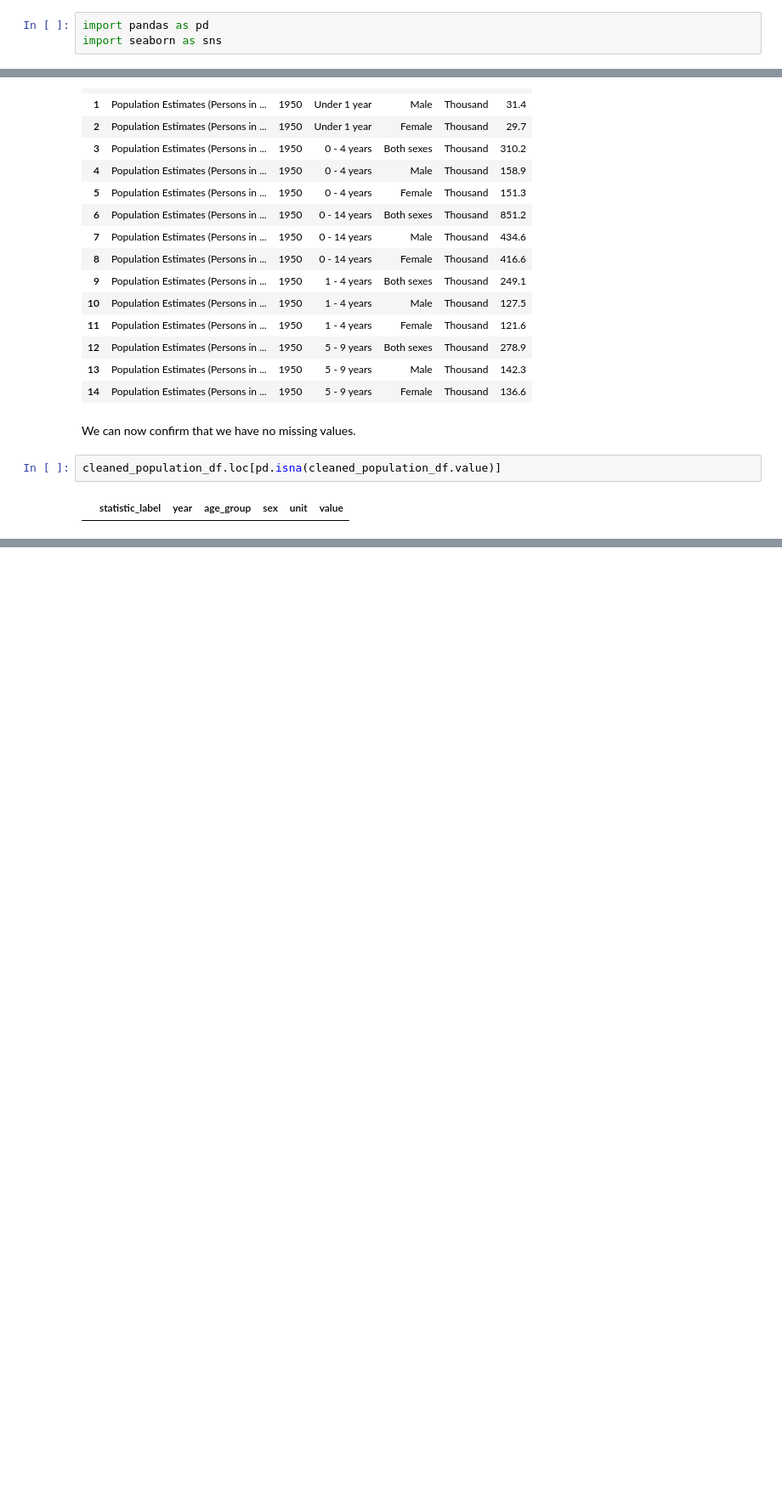
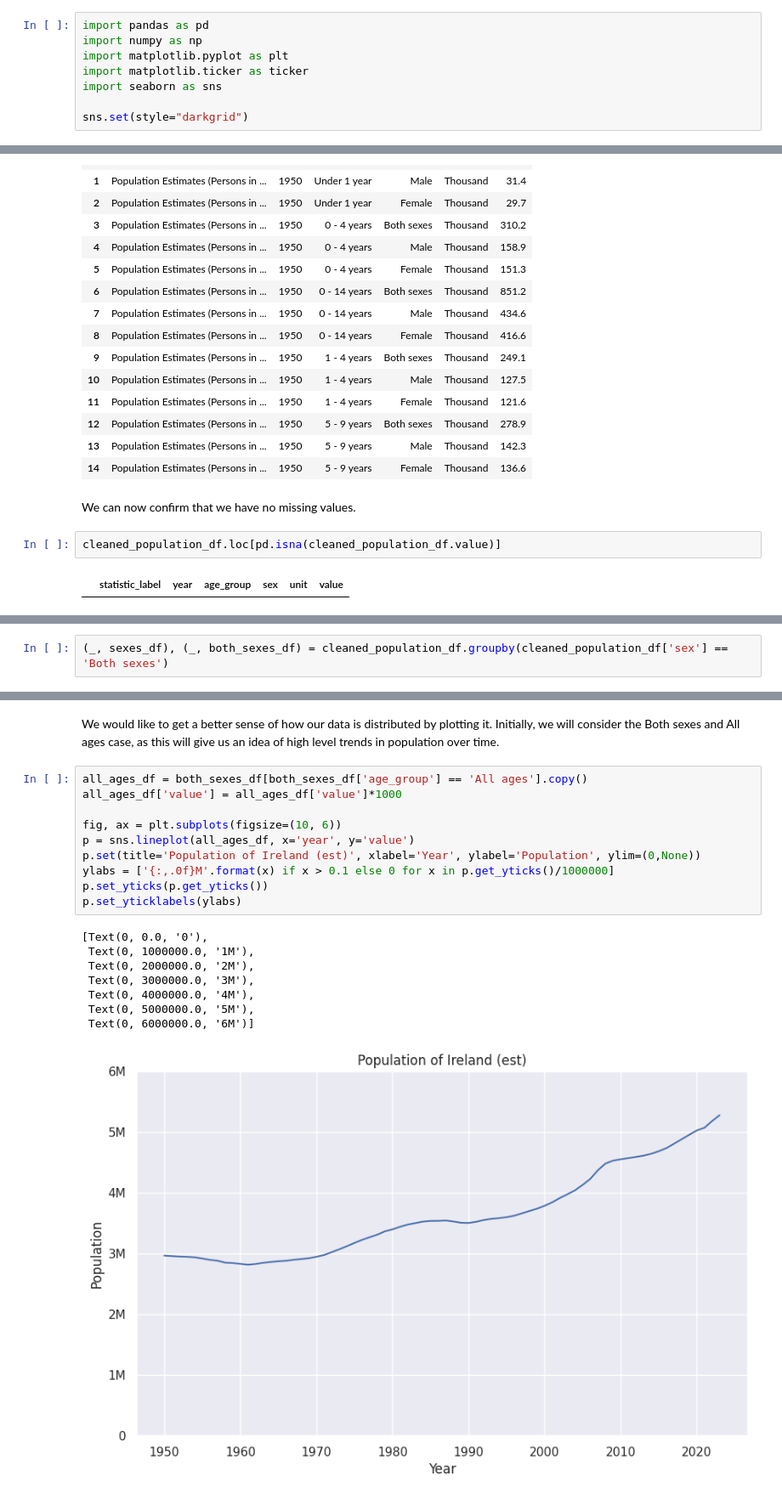
Before and after one commit to step-hen-burke/ca1, a Jupyter notebook: 00_initial_exploration.ipynb, the cells around one changed output, grey strips where cells are left out. Shown at 85% size. Drawn from its saved outputs; the diff is of its cells as text; blank space fills up the shorter version.

Commit message:
Initial visualisations

```diff
--- a/00_initial_exploration.ipynb
+++ b/00_initial_exploration.ipynb
@@ -11,7 +11,12 @@ Population (https://data.cso.ie/table/PEA01) and migration (https://data.cso.ie/
 ## Population Estimates Data Exploration
 # %%
 import pandas as pd
+import numpy as np
+import matplotlib.pyplot as plt
+import matplotlib.ticker as ticker
 import seaborn as sns
+
+sns.set(style="darkgrid")
 # %% [markdown]
 Our first dataset is the population estimates in April from 1950 to 2023
 Load the population dataframe and change the column names to snake_case by converting to lowercase and replacing spaces with underscores.
@@ -318,0 +328,2 @@ cleaned_population_df.loc[pd.isna(cleaned_population_df.value)]
+# %%
+(_, sexes_df), (_, both_sexes_df) = cleaned_population_df.groupby(cleaned_population_df['sex'] == 'Both sexes')
@@ -318,0 +350,21 @@ cleaned_population_df.loc[pd.isna(cleaned_population_df.value)]
+# %% [markdown]
+We would like to get a better sense of how our data is distributed by plotting it. Initially, we will consider the Both sexes and All ages case, as this will give us an idea of high level trends in population over time.
+# %%
+all_ages_df = both_sexes_df[both_sexes_df['age_group'] == 'All ages'].copy()
+all_ages_df['value'] = all_ages_df['value']*1000
+
+fig, ax = plt.subplots(figsize=(10, 6))
+p = sns.lineplot(all_ages_df, x='year', y='value')
+p.set(title='Population of Ireland (est)', xlabel='Year', ylabel='Population', ylim=(0,None))
+ylabs = ['{:,.0f}M'.format(x) if x > 0.1 else 0 for x in p.get_yticks()/1000000]
+p.set_yticks(p.get_yticks())
+p.set_yticklabels(ylabs)
+# %% [output]
+[Text(0, 0.0, '0'),
+ Text(0, 1000000.0, '1M'),
+ Text(0, 2000000.0, '2M'),
+ Text(0, 3000000.0, '3M'),
+ Text(0, 4000000.0, '4M'),
+ Text(0, 5000000.0, '5M'),
+ Text(0, 6000000.0, '6M')]
+[figure, added]
```
Also changed, not shown: parts of 8 cells of this notebook.
